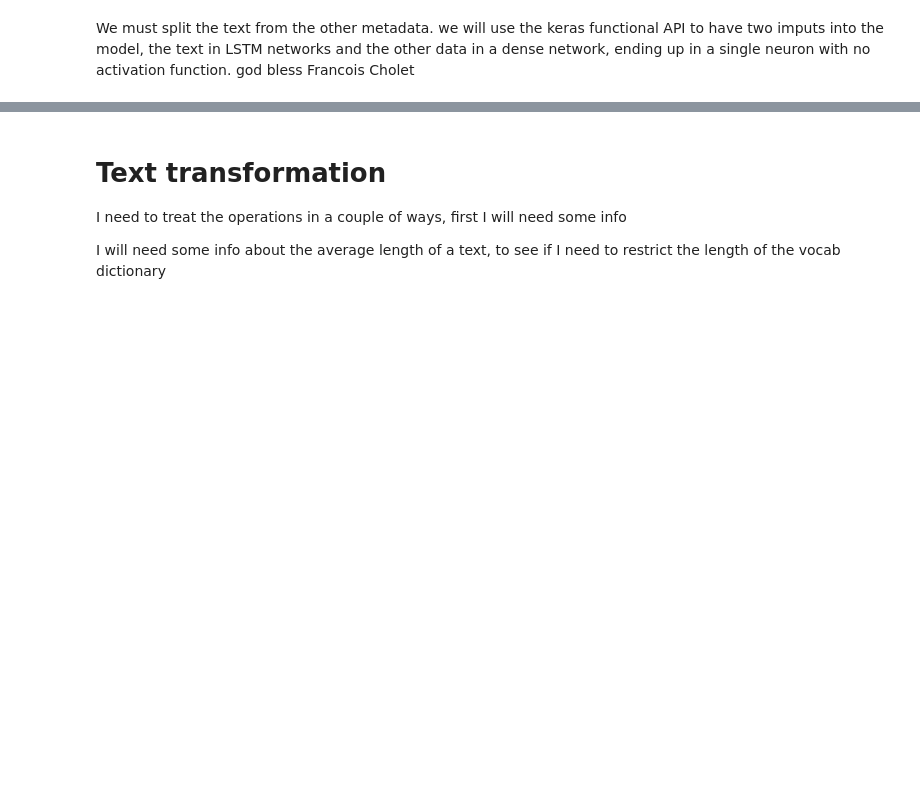
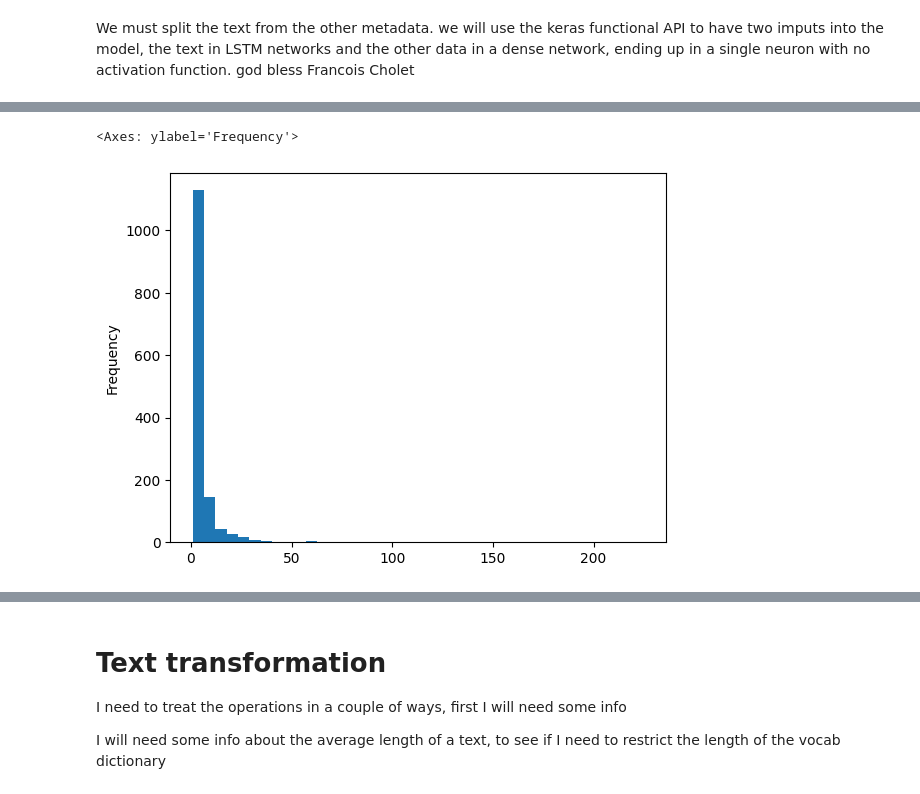
Before and after one commit to martsawup/yugioh-card-price-predictor, a Jupyter notebook: yugioh-price-predict.ipynb, the cells around one changed output, grey strips where cells are left out. Cells and saved outputs as stored; diff of their text form; code cells hidden in the pictures; blank space fills up the shorter version.

```diff
--- a/yugioh-price-predict.ipynb
+++ b/yugioh-price-predict.ipynb
@@ -682,0 +749,5 @@ We must split the text from the other metadata. we will use the keras functional
+# %%
+df_prep[(df_prep['set_rarity'] == "Rare") & (df_prep['set_price'].gt(1))]['set_price'].plot.hist(bins= 40)
+# %% [output]
+<Axes: ylabel='Frequency'>
+[figure, added]
```
Also changed, not shown: parts of 37 cells of this notebook.
